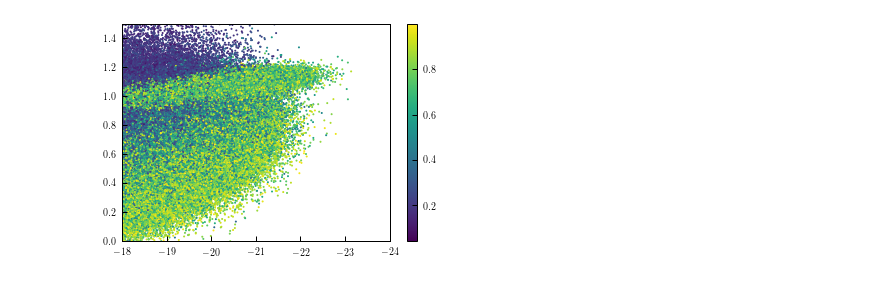
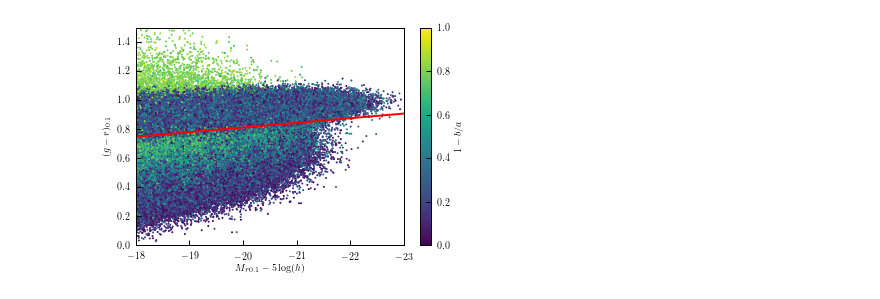
Before and after one commit to duncandc/galaxy_shapes, a Jupyter notebook: shape_models/color_demo.ipynb, the cells around one changed output. Saved outputs shown, nothing was run; the diff lists cells and outputs as text; code cells hidden in the pictures.

```diff
--- a/shape_models/color_demo.ipynb
+++ b/shape_models/color_demo.ipynb
@@ -154,12 +133,26 @@ mock.colnames
-# %%
-plt.figure()
-plt.scatter(mock['Mag_r'] + mock['deltaMag_r'],
-            mock['galaxy_g_minus_r'] + (mock['deltaMag_g']-mock['deltaMag_r']),
-            s=1, alpha=1, c=mock['galaxy_projected_b_to_a'])
-plt.ylim([0,1.5])
-plt.xlim([-18,-24])
-plt.colorbar()
-plt.show()
-# %% [output]
-[figure, removed]
+# %%
+def red_blue_split(mag_r, h=1):
+    """
+    see eq. 1 in Weinmann + 2006
+    """
+    return 0.7 - 0.032*(mag_r - 5.0*np.log10(h) + 16.5)
+
+observed_mag = mock['Mag_r'] + mock['deltaMag_r']
+observed_color = mock['galaxy_g_minus_r'] + (mock['deltaMag_g']-mock['deltaMag_r'])
+e = 1.0 - mock['galaxy_projected_b_to_a']
+
+m_sample = np.linspace(-24,-17,1000)[::-1]
+
+plt.figure()
+plt.scatter(observed_mag, observed_color,
+            c=e, s=1, alpha=1, vmin=0, vmax=1)
+plt.plot(m_sample, red_blue_split(m_sample), '-', color='red', lw=2)
+plt.ylim([0,1.5])
+plt.xlim([-18,-23])
+plt.xlabel(r'$M_{r0.1}-5\log(h)$')
+plt.ylabel(r'$(g-r)_{0.1}$')
+plt.colorbar(label=r'$1-b/a$')
+plt.show()
+# %% [output]
+[figure, added]
 # %%
```
Also changed, not shown: parts of 12 cells of this notebook.
